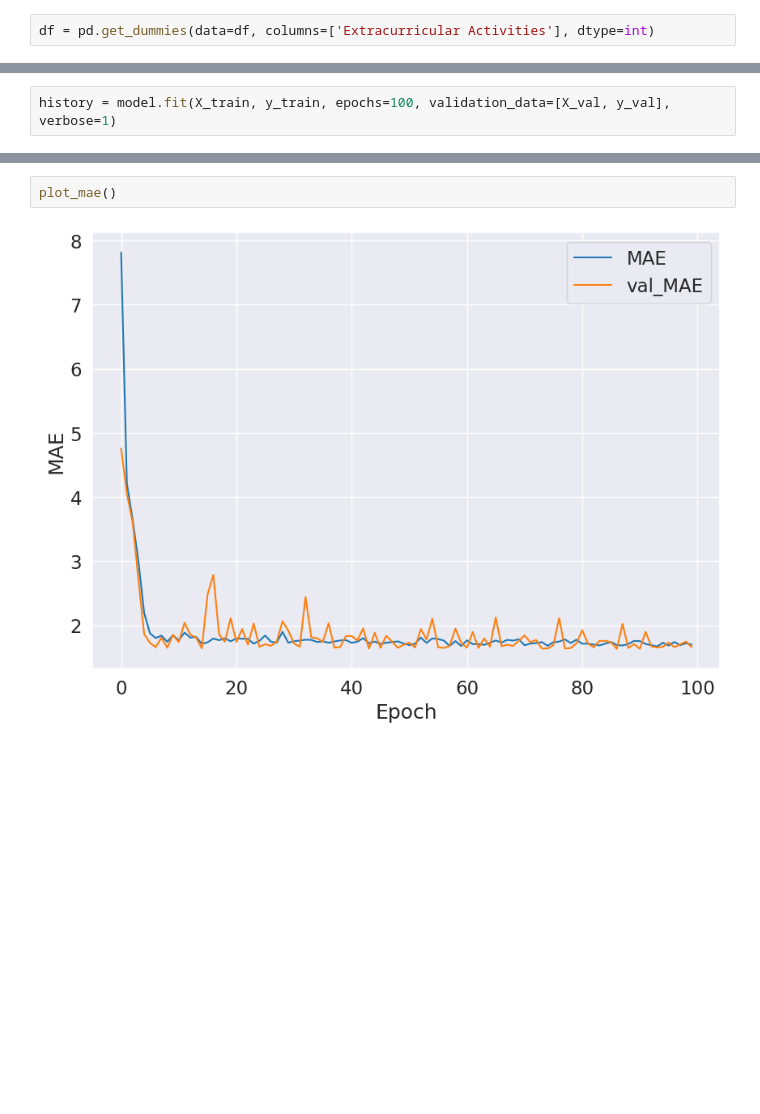
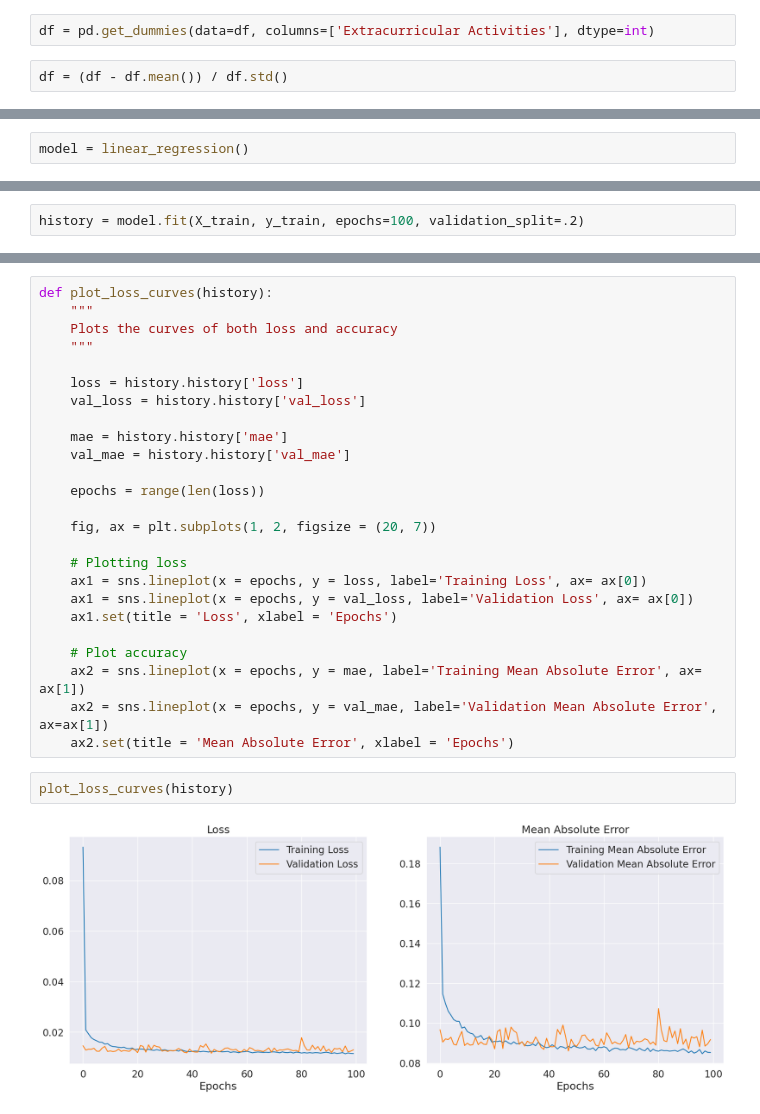
Before and after one commit to andrepgalhardo/Projetcs, a Jupyter notebook: Regression - Student Perfomance.ipynb, the cells around one changed output, grey strips where cells are left out. Cells and saved outputs as stored; diff of their text form; blank space fills up the shorter version.

```diff
--- a/Regression - Student Perfomance.ipynb
+++ b/Regression - Student Perfomance.ipynb
@@ -138,6 +138,8 @@ Text(0.5, 1.0, 'Previous Scores, Hours Studied and Performance Index')
 ### Model Build
 # %%
 df = pd.get_dummies(data=df, columns=['Extracurricular Activities'], dtype=int)
+# %%
+df = (df - df.mean()) / df.std()
 # %%
 X = df.drop(columns=['Performance Index'])
 y = df['Performance Index']
@@ -198,0 +164,2 @@ _________________________________________________________________
+# %%
+model = linear_regression()
@@ -199,4 +171,4 @@ _________________________________________________________________
 # %%
-history = model.fit(X_train, y_train, epochs=100, validation_data=[X_val, y_val], verbose=1)
+history = model.fit(X_train, y_train, epochs=100, validation_split=.2)
 # %% [output]
 Epoch 1/100
@@ -249,7 +191,32 @@ plot_loss()
-# %%
-plot_mae()
-# %% [output]
-[figure, removed]
+# %%
+def plot_loss_curves(history):
+    """
+    Plots the curves of both loss and accuracy
+    """
+
+    loss = history.history['loss']
+    val_loss = history.history['val_loss']
+
+    mae = history.history['mae']
+    val_mae = history.history['val_mae']
+
+    epochs = range(len(loss))
+
+    fig, ax = plt.subplots(1, 2, figsize = (20, 7))
+
+    # Plotting loss
+    ax1 = sns.lineplot(x = epochs, y = loss, label='Training Loss', ax= ax[0])
+    ax1 = sns.lineplot(x = epochs, y = val_loss, label='Validation Loss', ax= ax[0])
+    ax1.set(title = 'Loss', xlabel = 'Epochs')
+
+    # Plot accuracy
+    ax2 = sns.lineplot(x = epochs, y = mae, label='Training Mean Absolute Error', ax= ax[1])
+    ax2 = sns.lineplot(x = epochs, y = val_mae, label='Validation Mean Absolute Error', ax=ax[1])
+    ax2.set(title = 'Mean Absolute Error', xlabel = 'Epochs')
+# %%
+plot_loss_curves(history)
+# %% [output]
+[figure, added]
 # %%
 model.evaluate(X_test, y_test)
 # %% [output]
```
Also changed, not shown: parts of 11 cells of this notebook.
